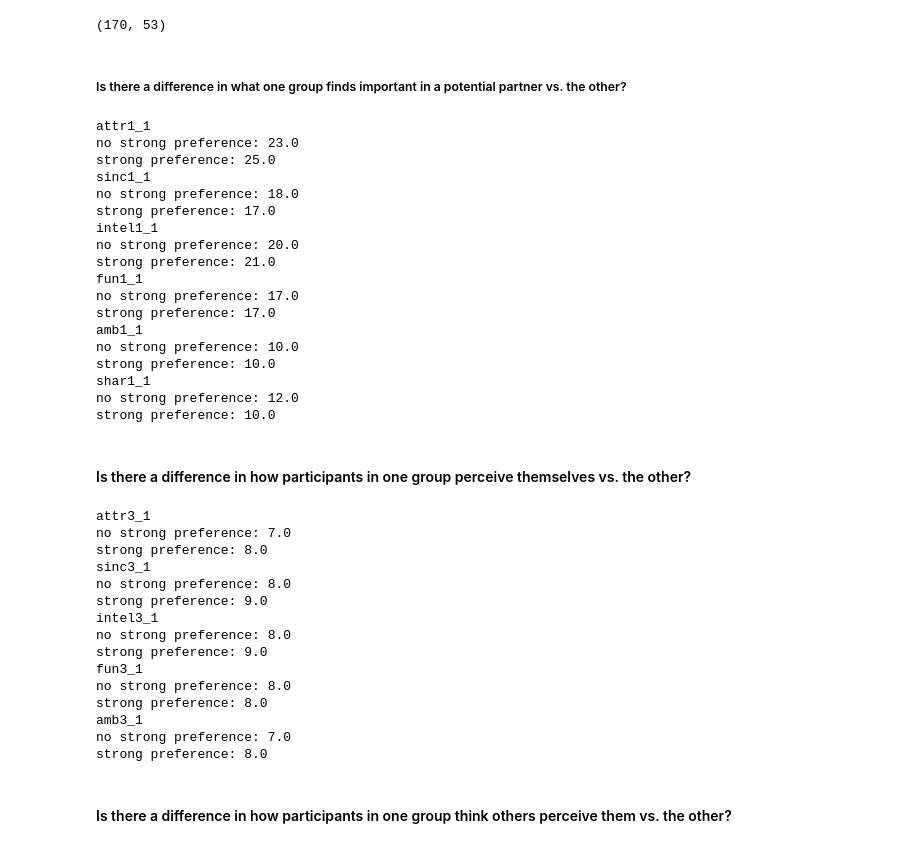
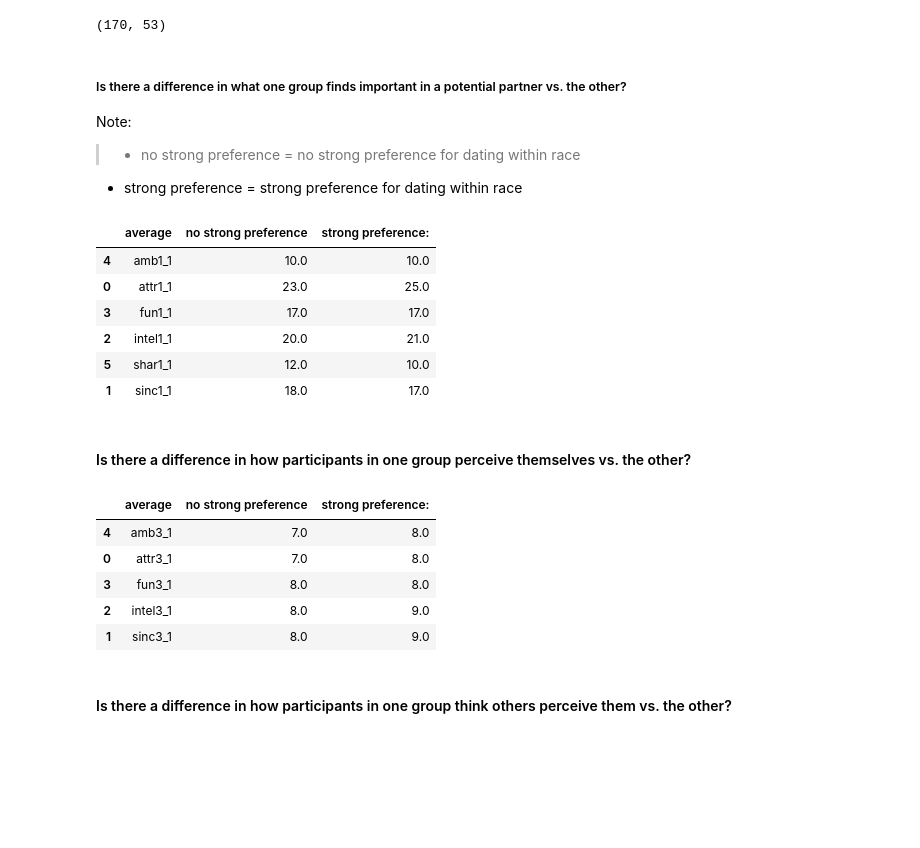
Before and after one commit to poles1c/DSI-SF-1-POLES1C, a Jupyter notebook: projects/poles1c_Captsone_Part_4.ipynb, the cells around one changed output. Cells and saved outputs as stored; diff of their text form; code cells hidden in the pictures; blank space fills up the shorter version.

```diff
--- a/projects/poles1c_Captsone_Part_4.ipynb
+++ b/projects/poles1c_Captsone_Part_4.ipynb
@@ -325,60 +335,58 @@ lw_df.shape
 #print list(lw_df.columns)
 # %% [markdown]
 ##### Is there a difference in what one group finds important in a potential partner vs. the other?
+
+Note:
+> * no strong preference = no strong preference for dating within race
+* strong preference  = strong preference for dating within race
 # %%
 #ratings of importance of six attributes in a potential partner:
 #attractiveness,sincerity,intelligence,fun,ambition, and shared interest
 att_list= ['attr1_1',"sinc1_1",'intel1_1',"fun1_1","amb1_1","shar1_1"]
+group_compare = []
 
 for average in att_list:
-    print average
-    print "no strong preference:",round(lw_df[average].mean())
-    print "strong preference:",round(hi_df[average].mean())
+    group_compare.append({
+        "average": average,
+        "no strong preference": round(lw_df[average].mean()),
+        "strong preference:":   round(hi_df[average].mean())
+    })
+
+gc = pd.DataFrame(group_compare)
+gc.sort_values(["average"], inplace = True)
+gc
 # %% [output]
-attr1_1
-no strong preference: 23.0
-strong preference: 25.0
-sinc1_1
-no strong preference: 18.0
-strong preference: 17.0
-intel1_1
-no strong preference: 20.0
-strong preference: 21.0
-fun1_1
-no strong preference: 17.0
-strong preference: 17.0
-amb1_1
-no strong preference: 10.0
-strong preference: 10.0
-shar1_1
-no strong preference: 12.0
-strong preference: 10.0
+|  | average | no strong preference | strong preference: |
+| 4 | amb1_1 | 10.0 | 10.0 |
+| 0 | attr1_1 | 23.0 | 25.0 |
+| 3 | fun1_1 | 17.0 | 17.0 |
+| 2 | intel1_1 | 20.0 | 21.0 |
+| 5 | shar1_1 | 12.0 | 10.0 |
+| 1 | sinc1_1 | 18.0 | 17.0 |
 # %% [markdown]
 #### Is there a difference in how participants in one group perceive themselves  vs. the other?
 # %%
 #participants ratings of self of six attributes
 att_list= ['attr3_1',"sinc3_1",'intel3_1',"fun3_1","amb3_1"]
+group_compare_2 = []
 
 for average in att_list:
-    print average
-    print "no strong preference:",round(lw_df[average].mean())
-    print "strong preference:",round(hi_df[average].mean())
+    group_compare_2.append({
+        "average": average,
+        "no strong preference": round(lw_df[average].mean()),
+        "strong preference:":   round(hi_df[average].mean())
+    })
+
+gc2 = pd.DataFrame(group_compare_2)
+gc2.sort_values(["average"], inplace = True)
+gc2
 # %% [output]
-attr3_1
-no strong preference: 7.0
-strong preference: 8.0
-sinc3_1
-no strong preference: 8.0
-strong preference: 9.0
-intel3_1
-no strong preference: 8.0
-strong preference: 9.0
-fun3_1
-no strong preference: 8.0
-strong preference: 8.0
-amb3_1
-no strong preference: 7.0
-strong preference: 8.0
+|  | average | no strong preference | strong preference: |
+| 4 | amb3_1 | 7.0 | 8.0 |
+| 0 | attr3_1 | 7.0 | 8.0 |
+| 3 | fun3_1 | 8.0 | 8.0 |
+| 2 | intel3_1 | 8.0 | 9.0 |
+| 1 | sinc3_1 | 8.0 | 9.0 |
 # %% [markdown]
 #### Is there a difference in how participants in one group think others perceive them vs. the other?
 # %%
```
Also changed, not shown: parts of 34 cells of this notebook.
